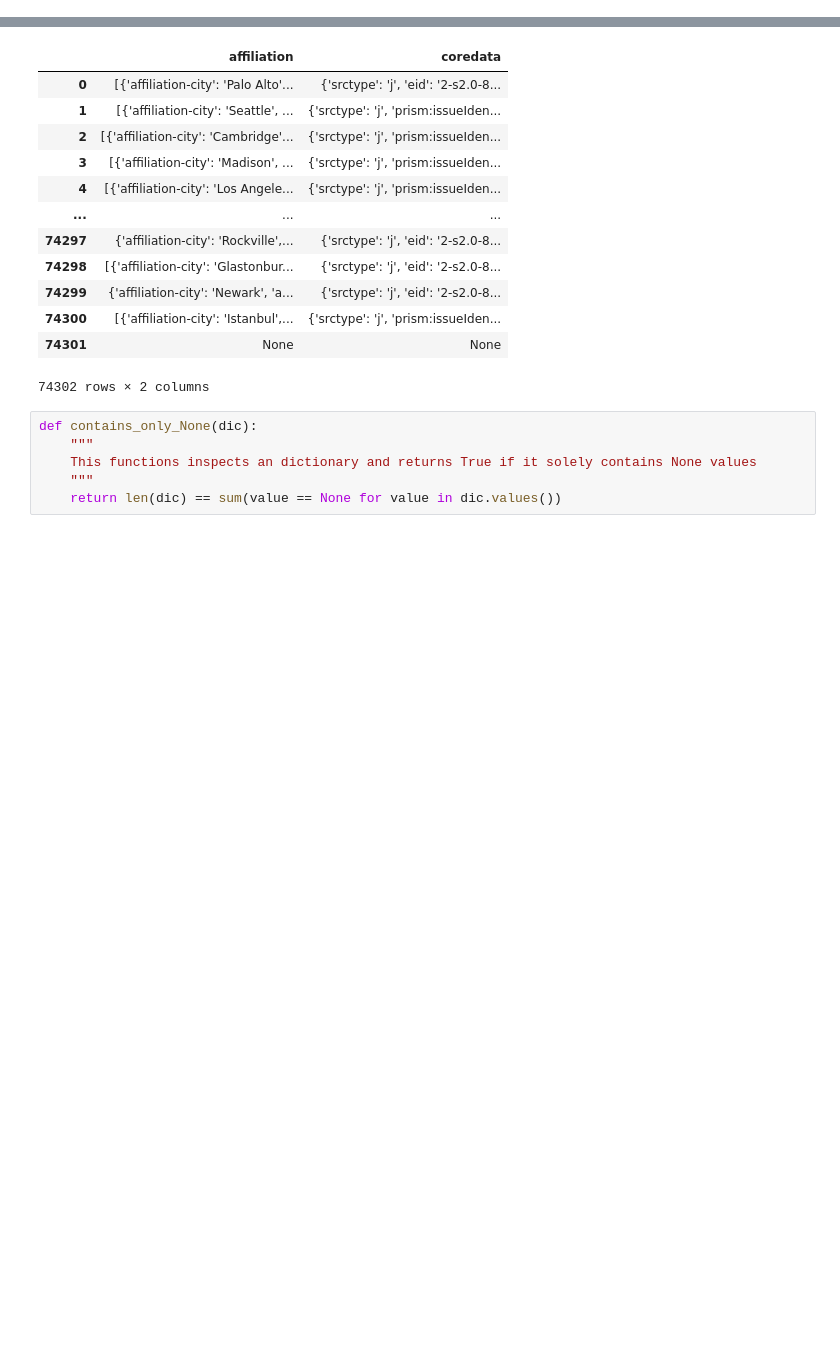
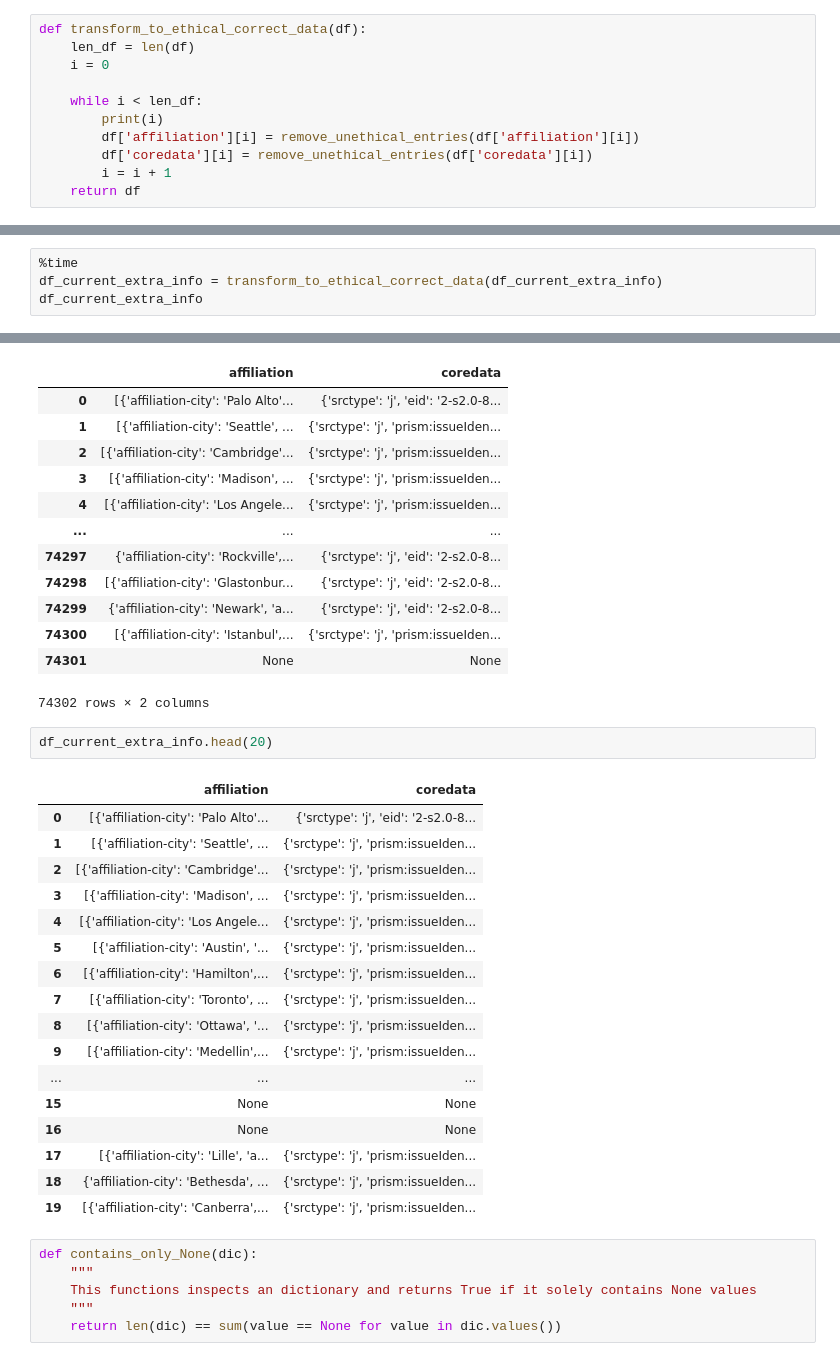
Before and after one commit to kopatri/cs5099masterthesis, a Jupyter notebook: notebooks/CORD-19-collect-scopus-data-cs5099.ipynb, the cells around one changed output, grey strips where cells are left out. Cells and saved outputs as stored; diff of their text form; blank space fills up the shorter version.

Commit message:
algorithm obeys ethical rules

```diff
--- a/notebooks/CORD-19-collect-scopus-data-cs5099.ipynb
+++ b/notebooks/CORD-19-collect-scopus-data-cs5099.ipynb
@@ -141,3 +172,14 @@ Based on the returned data, further analysis is conductable. Therefore, two note
+# %%
+def transform_to_ethical_correct_data(df):
+    len_df = len(df)
+    i = 0
+
+    while i < len_df:
+        print(i)
+        df['affiliation'][i] = remove_unethical_entries(df['affiliation'][i])
+        df['coredata'][i] = remove_unethical_entries(df['coredata'][i])
+        i = i + 1
+    return df
 # %% [markdown]
 Thusly, the already fetched coredata and affiliation are read and combined to a DataFrame for further processing.
 # %%
@@ -153,0 +213,4 @@ except:
+# %%
+%time
+df_current_extra_info = transform_to_ethical_correct_data(df_current_extra_info)
+df_current_extra_info
@@ -175,6 +269,26 @@ df_current_extra_info
 | 74300 | [{'affiliation-city': 'Istanbul',... | {'srctype': 'j', 'prism:issueIden... |
 | 74301 | None | None |
 74302 rows × 2 columns
+# %%
+df_current_extra_info.head(20)
+# %% [output]
+|  | affiliation | coredata |
+| 0 | [{'affiliation-city': 'Palo Alto'... | {'srctype': 'j', 'eid': '2-s2.0-8... |
+| 1 | [{'affiliation-city': 'Seattle', ... | {'srctype': 'j', 'prism:issueIden... |
+| 2 | [{'affiliation-city': 'Cambridge'... | {'srctype': 'j', 'prism:issueIden... |
+| 3 | [{'affiliation-city': 'Madison', ... | {'srctype': 'j', 'prism:issueIden... |
+| 4 | [{'affiliation-city': 'Los Angele... | {'srctype': 'j', 'prism:issueIden... |
+| 5 | [{'affiliation-city': 'Austin', '... | {'srctype': 'j', 'prism:issueIden... |
+| 6 | [{'affiliation-city': 'Hamilton',... | {'srctype': 'j', 'prism:issueIden... |
+| 7 | [{'affiliation-city': 'Toronto', ... | {'srctype': 'j', 'prism:issueIden... |
+| 8 | [{'affiliation-city': 'Ottawa', '... | {'srctype': 'j', 'prism:issueIden... |
+| 9 | [{'affiliation-city': 'Medellin',... | {'srctype': 'j', 'prism:issueIden... |
+| ... | ... | ... |
+| 15 | None | None |
+| 16 | None | None |
+| 17 | [{'affiliation-city': 'Lille', 'a... | {'srctype': 'j', 'prism:issueIden... |
+| 18 | {'affiliation-city': 'Bethesda', ... | {'srctype': 'j', 'prism:issueIden... |
+| 19 | [{'affiliation-city': 'Canberra',... | {'srctype': 'j', 'prism:issueIden... |
 # %%
 def contains_only_None(dic):
     """
```
Also changed, not shown: parts of 6 cells of this notebook, 1 other file.
